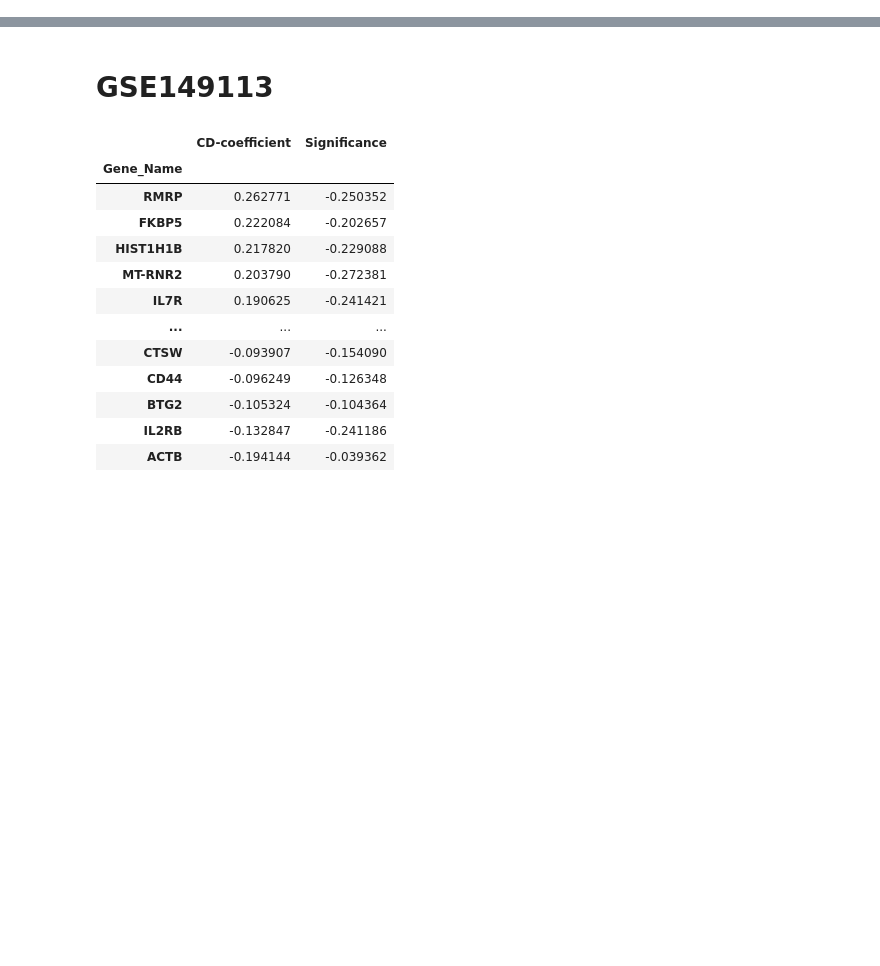
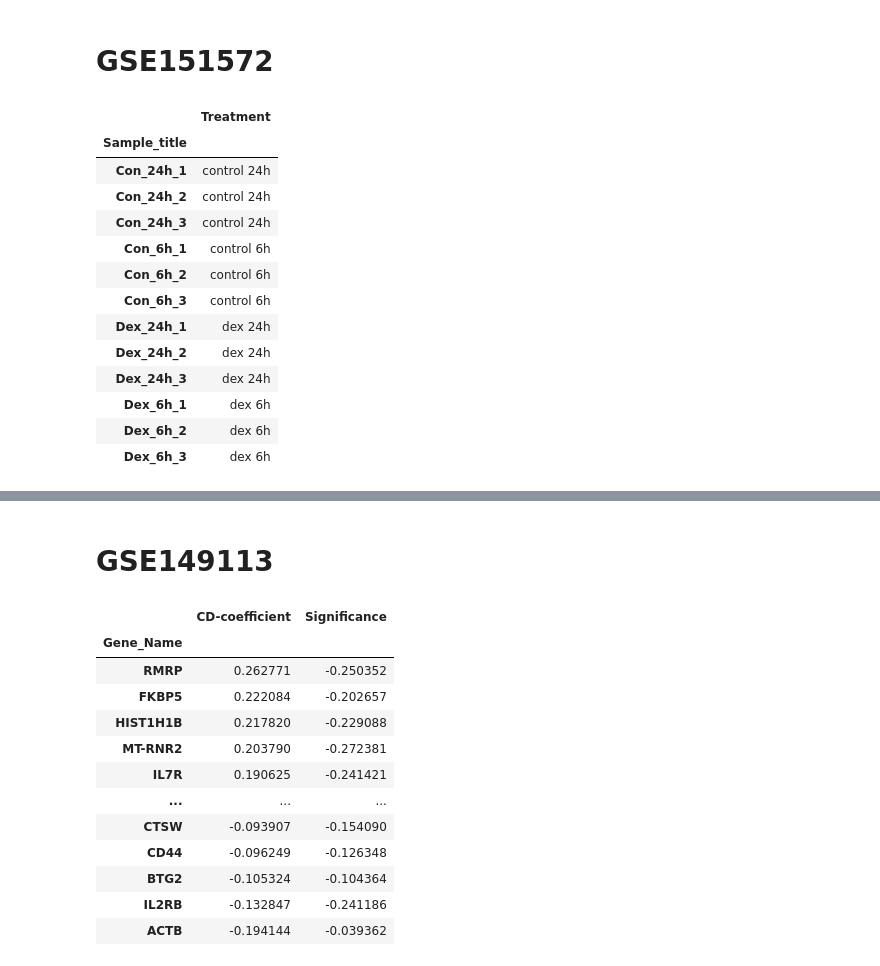
Before and after one commit to MaayanLab/dex-benchmark, a Jupyter notebook: dex_signatures_data/RNA-seq_signatures/Computing_RNA_seq_signatures.ipynb, the cells around one changed output, grey strips where cells are left out. Saved outputs shown, nothing was run; the diff lists cells and outputs as text; code cells hidden in the pictures; blank space fills up the shorter version.

```diff
--- a/dex_signatures_data/RNA-seq_signatures/Computing_RNA_seq_signatures.ipynb
+++ b/dex_signatures_data/RNA-seq_signatures/Computing_RNA_seq_signatures.ipynb
@@ -51,3 +51,5 @@ def logFC(control, treatment, dataset, normalization, meta_class_column_name):
     signatures[signature_label] = signature
 
     return signatures
+# %% [markdown]
+# GSE151572
@@ -53,0 +107,17 @@ def logFC(control, treatment, dataset, normalization, meta_class_column_name):
+# %%
+meta_df
+# %% [output]
+|  | Treatment |
+| Sample_title |  |
+| Con_24h_1 | control 24h |
+| Con_24h_2 | control 24h |
+| Con_24h_3 | control 24h |
+| Con_6h_1 | control 6h |
+| Con_6h_2 | control 6h |
+| Con_6h_3 | control 6h |
+| Dex_24h_1 | dex 24h |
+| Dex_24h_2 | dex 24h |
+| Dex_24h_3 | dex 24h |
+| Dex_6h_1 | dex 6h |
+| Dex_6h_2 | dex 6h |
+| Dex_6h_3 | dex 6h |
```
Also changed, not shown: parts of 4 cells of this notebook, 18 other files.
